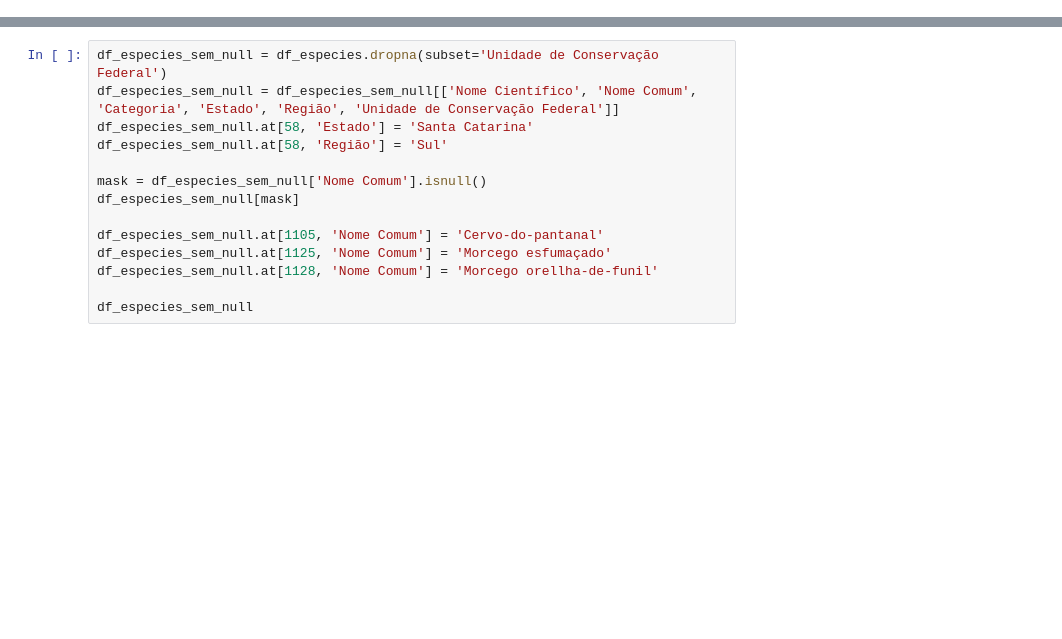
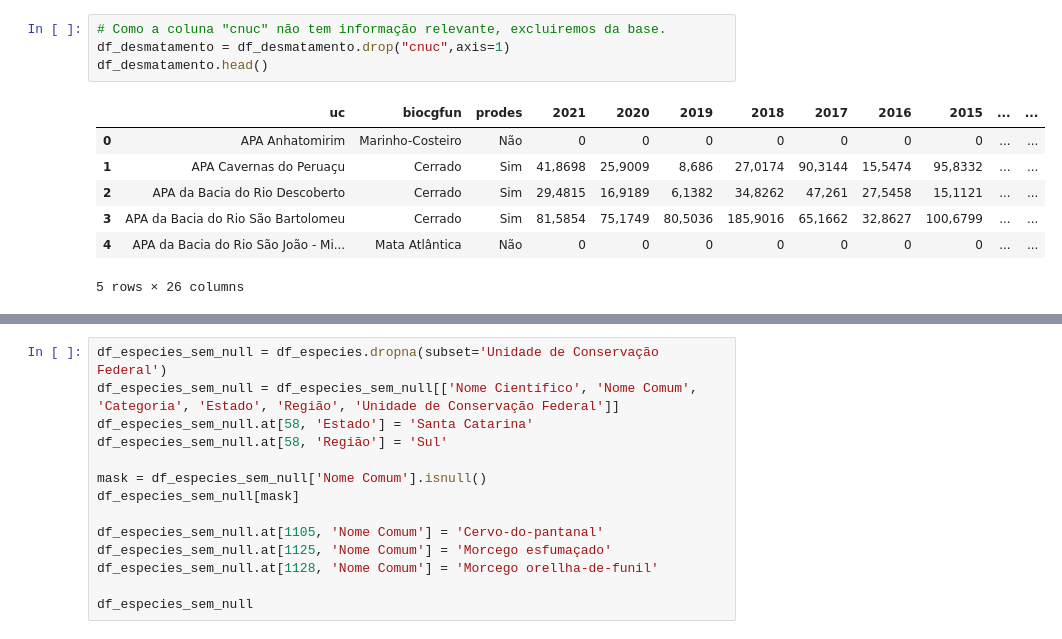
Before and after one commit to Joelson-Ferreira/TecnicasDeProgramacao1, a Jupyter notebook: Analysis - Joe.ipynb, the cells around one changed output, grey strips where cells are left out. Cells and saved outputs as stored; diff of their text form; blank space fills up the shorter version.

```diff
--- a/Analysis - Joe.ipynb
+++ b/Analysis - Joe.ipynb
@@ -5,0 +49,12 @@ import matplotlib as plt
+# %%
+# Como a coluna "cnuc" não tem informação relevante, excluiremos da base.
+df_desmatamento = df_desmatamento.drop("cnuc",axis=1)
+df_desmatamento.head()
+# %% [output]
+|  | uc | biocgfun | prodes | 2021 | 2020 | 2019 | 2018 | 2017 | 2016 | 2015 | ... | ... |
+| 0 | APA Anhatomirim | Marinho-Costeiro | Não | 0 | 0 | 0 | 0 | 0 | 0 | 0 | ... | ... |
+| 1 | APA Cavernas do Peruaçu | Cerrado | Sim | 41,8698 | 25,9009 | 8,686 | 27,0174 | 90,3144 | 15,5474 | 95,8332 | ... | ... |
+| 2 | APA da Bacia do Rio Descoberto | Cerrado | Sim | 29,4815 | 16,9189 | 6,1382 | 34,8262 | 47,261 | 27,5458 | 15,1121 | ... | ... |
+| 3 | APA da Bacia do Rio São Bartolomeu | Cerrado | Sim | 81,5854 | 75,1749 | 80,5036 | 185,9016 | 65,1662 | 32,8627 | 100,6799 | ... | ... |
+| 4 | APA da Bacia do Rio São João - Mi... | Mata Atlântica | Não | 0 | 0 | 0 | 0 | 0 | 0 | 0 | ... | ... |
+5 rows × 26 columns
```
Also changed, not shown: parts of 22 cells of this notebook, 2 other files.
